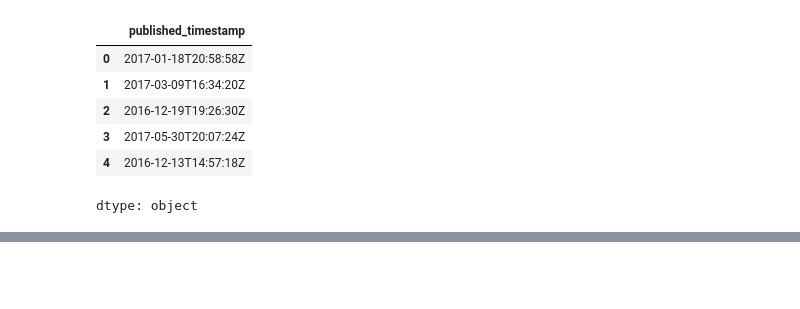
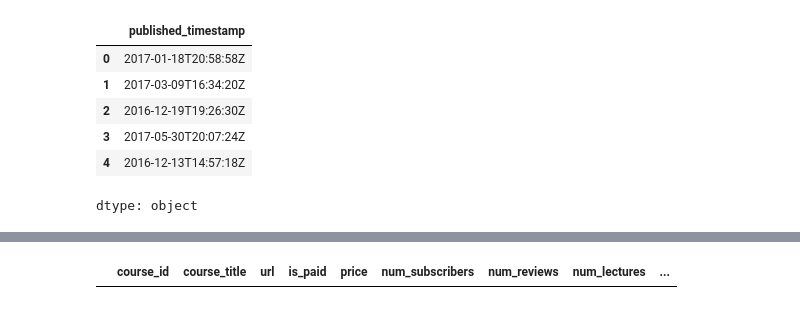
Before and after one commit to AAdewunmi/Online-Course-Recommendation-App-Project, a Jupyter notebook: EDA_On_UdemyDataset.ipynb, the cells around one changed output, grey strips where cells are left out. Drawn from its saved outputs; the diff is of its cells as text; code cells hidden in the pictures; blank space fills up the shorter version.

Commit message:
Fix ValueError: time data "3 hours" doesn't match format "%Y-%m-%d", at position 2066.

```diff
--- a/EDA_On_UdemyDataset.ipynb
+++ b/EDA_On_UdemyDataset.ipynb
@@ -540,3 +540,12 @@ df.head(2)
 |  | course_id | course_title | url | is_paid | price | num_subscribers | num_reviews | num_lectures | ... |
 | 0 | 1070968 | Ultimate Investment Banking Course | https://www.udemy.com/ultimate-in... | True | 200 | 2147 | 23 | 51 | ... |
 | 1 | 1113822 | Complete GST Course & Certificati... | https://www.udemy.com/goods-and-s... | True | 75 | 2792 | 923 | 274 | ... |
+# %%
+# Convert the published date to pandas datetime object
+
+# df['published_date'] = pd.to_datetime(df['published_date'],format="%Y-%m-%d")
+# df[df['published_date']=='3 hours']
+# df = df.drop(df.index[2066])
+df[df['published_date']=='3 hours']
+# %% [output]
+|  | course_id | course_title | url | is_paid | price | num_subscribers | num_reviews | num_lectures | ... |
```
